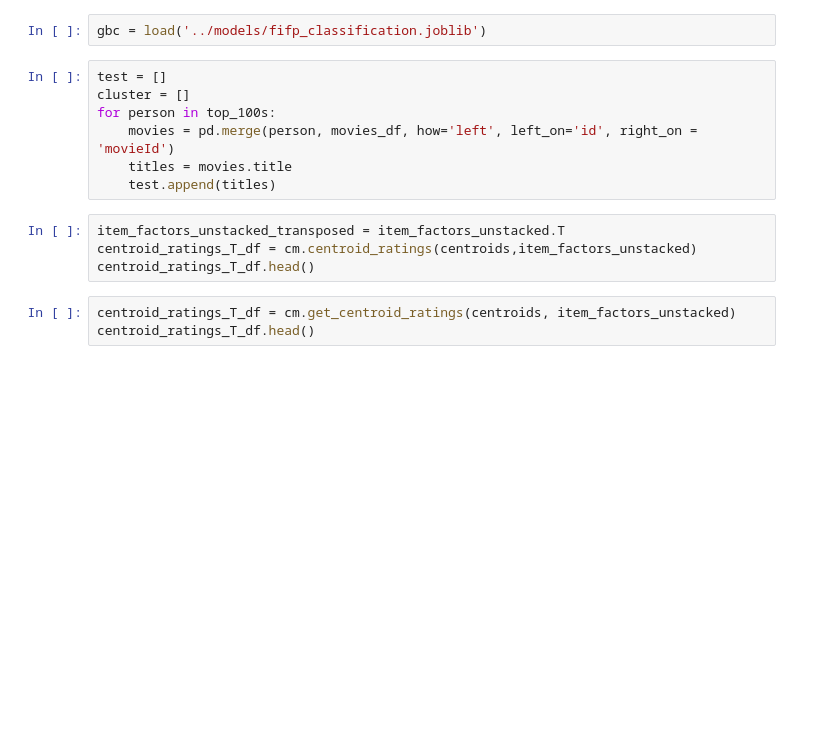
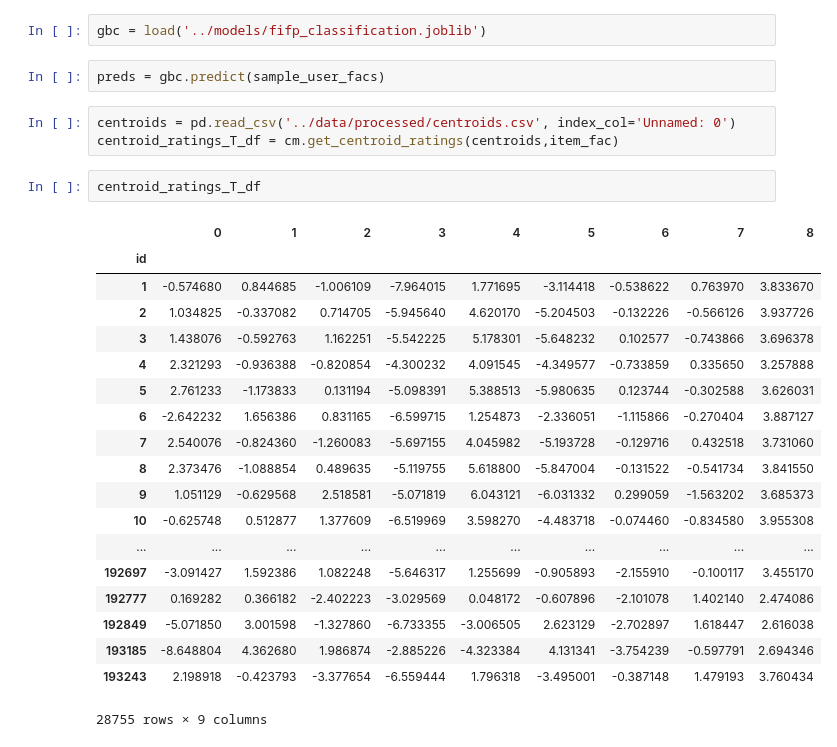
Before and after one commit to DRyanMiller/Overcoming-Echo-Chambers-in-Recommendation-Systems, a Jupyter notebook: notebooks/evaluation_drm_ec.ipynb, the cells around one changed output. Cells and saved outputs as stored; diff of their text form; blank space fills up the shorter version.

```diff
--- a/notebooks/evaluation_drm_ec.ipynb
+++ b/notebooks/evaluation_drm_ec.ipynb
@@ -105,17 +106,30 @@ movies_df.head()
 | 4 | 5 | Father of the Bride Part II (1995) | Comedy |
 # %%
 gbc = load('../models/fifp_classification.joblib')
-# %%
-test = []
-cluster = []
-for person in top_100s:
-    movies = pd.merge(person, movies_df, how='left', left_on='id', right_on = 'movieId')
-    titles = movies.title
-    test.append(titles)
-# %%
-item_factors_unstacked_transposed = item_factors_unstacked.T
-centroid_ratings_T_df = cm.centroid_ratings(centroids,item_factors_unstacked)
-centroid_ratings_T_df.head()
-# %%
-centroid_ratings_T_df = cm.get_centroid_ratings(centroids, item_factors_unstacked)
-centroid_ratings_T_df.head()
+# %%
+preds = gbc.predict(sample_user_facs)
+# %%
+centroids = pd.read_csv('../data/processed/centroids.csv', index_col='Unnamed: 0')
+centroid_ratings_T_df = cm.get_centroid_ratings(centroids,item_fac)
+# %%
+centroid_ratings_T_df
+# %% [output]
+|  | 0 | 1 | 2 | 3 | 4 | 5 | 6 | 7 | 8 |
+| id |  |  |  |  |  |  |  |  |  |
+| 1 | -0.574680 | 0.844685 | -1.006109 | -7.964015 | 1.771695 | -3.114418 | -0.538622 | 0.763970 | 3.833670 |
+| 2 | 1.034825 | -0.337082 | 0.714705 | -5.945640 | 4.620170 | -5.204503 | -0.132226 | -0.566126 | 3.937726 |
+| 3 | 1.438076 | -0.592763 | 1.162251 | -5.542225 | 5.178301 | -5.648232 | 0.102577 | -0.743866 | 3.696378 |
+| 4 | 2.321293 | -0.936388 | -0.820854 | -4.300232 | 4.091545 | -4.349577 | -0.733859 | 0.335650 | 3.257888 |
+| 5 | 2.761233 | -1.173833 | 0.131194 | -5.098391 | 5.388513 | -5.980635 | 0.123744 | -0.302588 | 3.626031 |
+| 6 | -2.642232 | 1.656386 | 0.831165 | -6.599715 | 1.254873 | -2.336051 | -1.115866 | -0.270404 | 3.887127 |
+| 7 | 2.540076 | -0.824360 | -1.260083 | -5.697155 | 4.045982 | -5.193728 | -0.129716 | 0.432518 | 3.731060 |
+| 8 | 2.373476 | -1.088854 | 0.489635 | -5.119755 | 5.618800 | -5.847004 | -0.131522 | -0.541734 | 3.841550 |
+| 9 | 1.051129 | -0.629568 | 2.518581 | -5.071819 | 6.043121 | -6.031332 | 0.299059 | -1.563202 | 3.685373 |
+| 10 | -0.625748 | 0.512877 | 1.377609 | -6.519969 | 3.598270 | -4.483718 | -0.074460 | -0.834580 | 3.955308 |
+| ... | ... | ... | ... | ... | ... | ... | ... | ... | ... |
+| 192697 | -3.091427 | 1.592386 | 1.082248 | -5.646317 | 1.255699 | -0.905893 | -2.155910 | -0.100117 | 3.455170 |
+| 192777 | 0.169282 | 0.366182 | -2.402223 | -3.029569 | 0.048172 | -0.607896 | -2.101078 | 1.402140 | 2.474086 |
+| 192849 | -5.071850 | 3.001598 | -1.327860 | -6.733355 | -3.006505 | 2.623129 | -2.702897 | 1.618447 | 2.616038 |
+| 193185 | -8.648804 | 4.362680 | 1.986874 | -2.885226 | -4.323384 | 4.131341 | -3.754239 | -0.597791 | 2.694346 |
+| 193243 | 2.198918 | -0.423793 | -3.377654 | -6.559444 | 1.796318 | -3.495001 | -0.387148 | 1.479193 | 3.760434 |
+28755 rows × 9 columns
```
Also changed, not shown: parts of 12 cells of this notebook, 1 other file.
